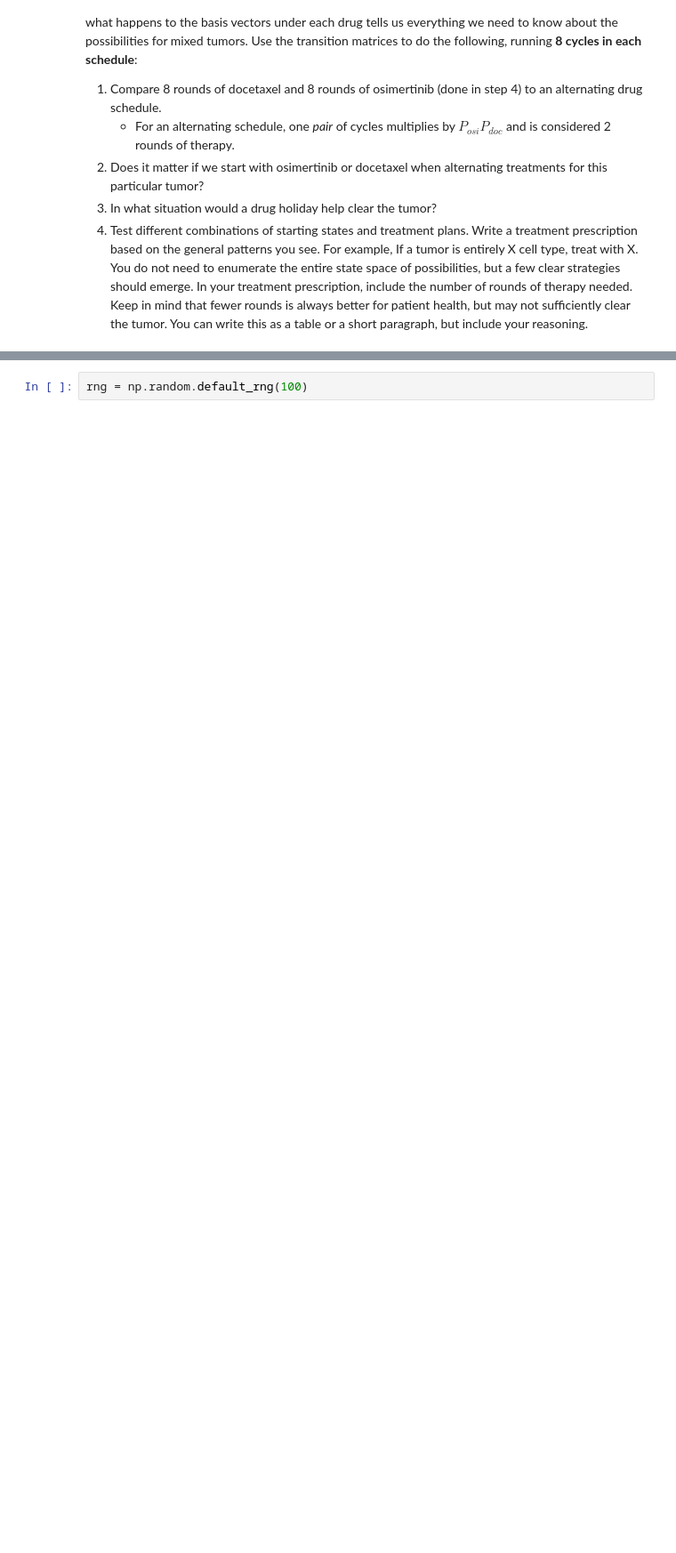
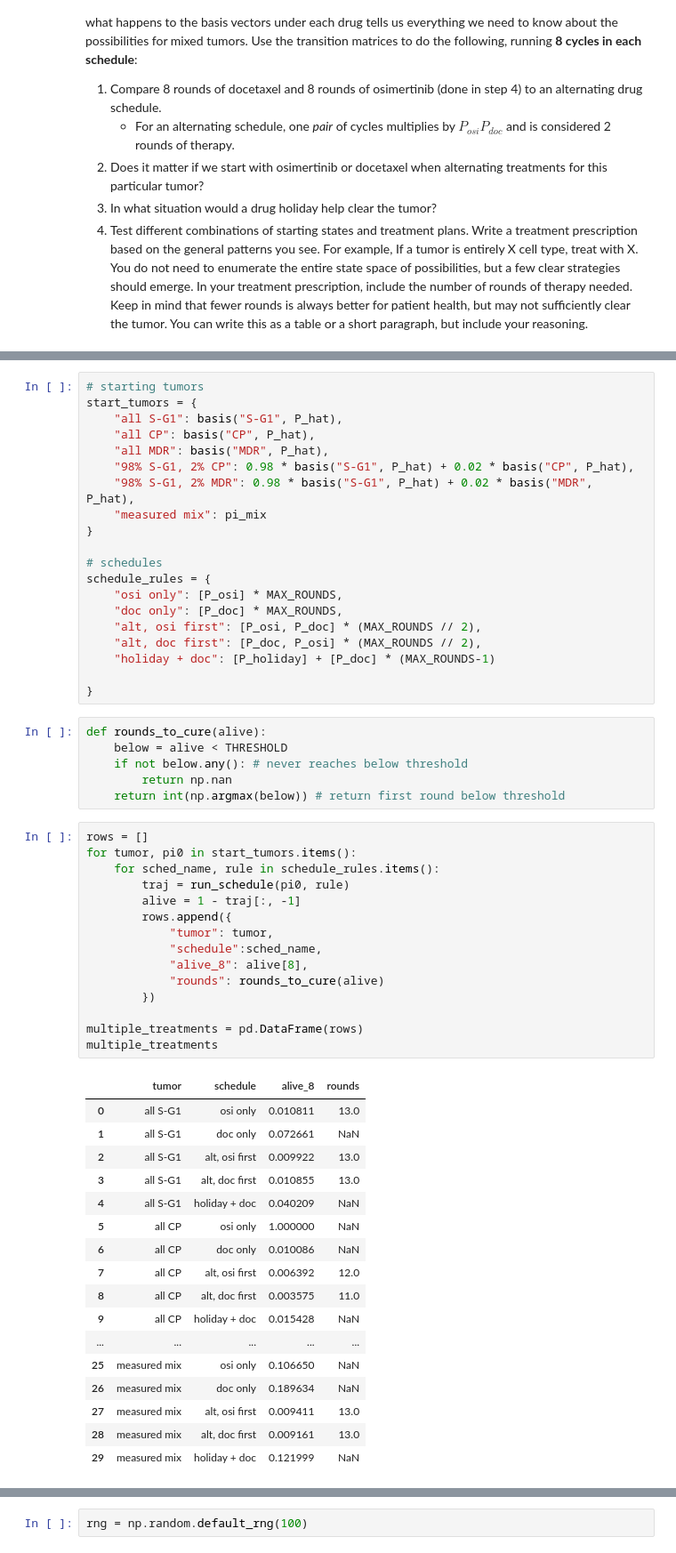
Before and after one commit to evanblizzard/uu_markov, a Jupyter notebook: lab_2/Lab09_markov_chain_cells.ipynb, the cells around one changed output, grey strips where cells are left out. Shown at 89% size. Cells and saved outputs as stored; diff of their text form; blank space fills up the shorter version.

```diff
--- a/lab_2/Lab09_markov_chain_cells.ipynb
+++ b/lab_2/Lab09_markov_chain_cells.ipynb
@@ -482,0 +640,59 @@ We can answer a LOT of questions about what treatment strategy is best, just bas
+# %%
+# starting tumors
+start_tumors = {
+    "all S-G1": basis("S-G1", P_hat),
+    "all CP": basis("CP", P_hat),
+    "all MDR": basis("MDR", P_hat),
+    "98% S-G1, 2% CP": 0.98 * basis("S-G1", P_hat) + 0.02 * basis("CP", P_hat),
+    "98% S-G1, 2% MDR": 0.98 * basis("S-G1", P_hat) + 0.02 * basis("MDR", P_hat),
+    "measured mix": pi_mix
+}
+
+# schedules
+schedule_rules = {
+    "osi only": [P_osi] * MAX_ROUNDS,
+    "doc only": [P_doc] * MAX_ROUNDS,
+    "alt, osi first": [P_osi, P_doc] * (MAX_ROUNDS // 2),
+    "alt, doc first": [P_doc, P_osi] * (MAX_ROUNDS // 2),
+    "holiday + doc": [P_holiday] + [P_doc] * (MAX_ROUNDS-1)
+
+}
+# %%
+def rounds_to_cure(alive):
+    below = alive < THRESHOLD
+    if not below.any(): # never reaches below threshold
+        return np.nan
+    return int(np.argmax(below)) # return first round below threshold
+# %%
+rows = []
+for tumor, pi0 in start_tumors.items():
+    for sched_name, rule in schedule_rules.items():
+        traj = run_schedule(pi0, rule)
+        alive = 1 - traj[:, -1]
+        rows.append({
+            "tumor": tumor,
+            "schedule":sched_name,
+            "alive_8": alive[8],
+            "rounds": rounds_to_cure(alive)
+        })
+
+multiple_treatments = pd.DataFrame(rows)
+multiple_treatments
+# %% [output]
+|  | tumor | schedule | alive_8 | rounds |
+| 0 | all S-G1 | osi only | 0.010811 | 13.0 |
+| 1 | all S-G1 | doc only | 0.072661 | NaN |
+| 2 | all S-G1 | alt, osi first | 0.009922 | 13.0 |
+| 3 | all S-G1 | alt, doc first | 0.010855 | 13.0 |
+| 4 | all S-G1 | holiday + doc | 0.040209 | NaN |
+| 5 | all CP | osi only | 1.000000 | NaN |
+| 6 | all CP | doc only | 0.010086 | NaN |
+| 7 | all CP | alt, osi first | 0.006392 | 12.0 |
+| 8 | all CP | alt, doc first | 0.003575 | 11.0 |
+| 9 | all CP | holiday + doc | 0.015428 | NaN |
+| ... | ... | ... | ... | ... |
+| 25 | measured mix | osi only | 0.106650 | NaN |
+| 26 | measured mix | doc only | 0.189634 | NaN |
+| 27 | measured mix | alt, osi first | 0.009411 | 13.0 |
+| 28 | measured mix | alt, doc first | 0.009161 | 13.0 |
+| 29 | measured mix | holiday + doc | 0.121999 | NaN |
```
Also changed, not shown: parts of 22 cells of this notebook.
